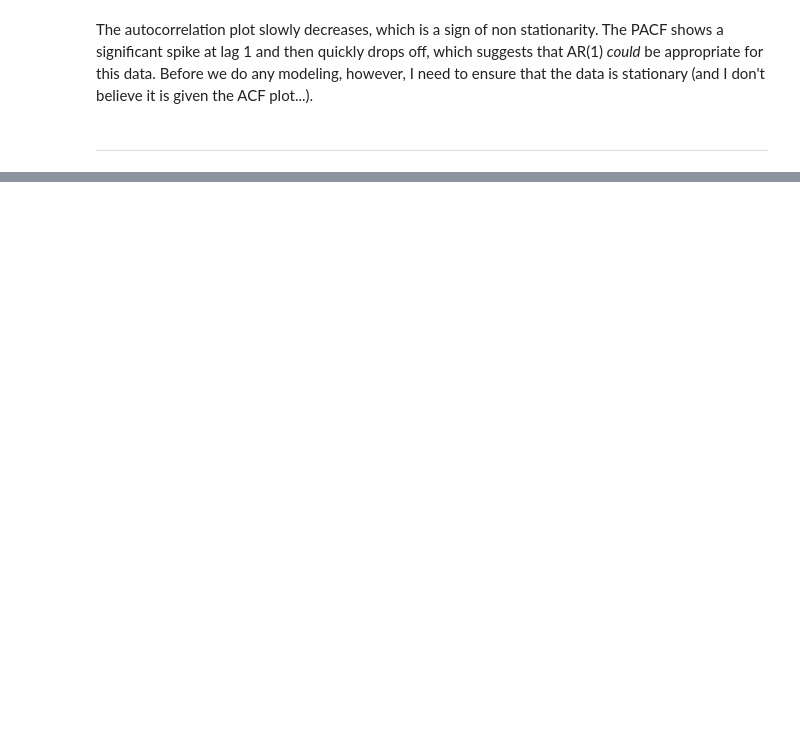
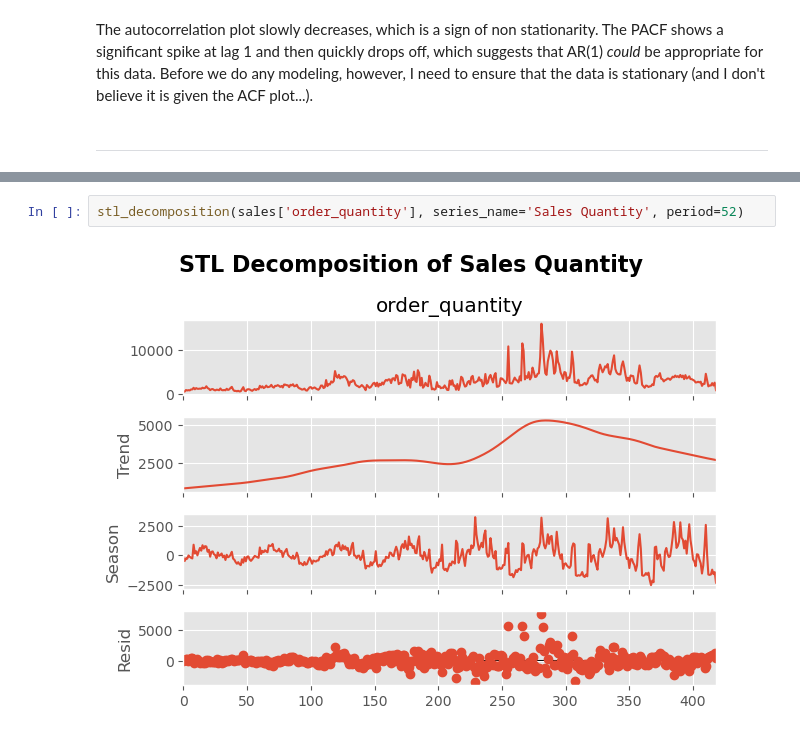
Before and after one commit to andersone17/time_series_hw_2, a Jupyter notebook: time_series_hw_2.ipynb, the cells around one changed output, grey strips where cells are left out. Cells and saved outputs as stored; diff of their text form; blank space fills up the shorter version.

```diff
--- a/time_series_hw_2.ipynb
+++ b/time_series_hw_2.ipynb
@@ -126,0 +195,4 @@ The autocorrelation plot slowly decreases, which is a sign of non stationarity.
+# %%
+stl_decomposition(sales['order_quantity'], series_name='Sales Quantity', period=52)
+# %% [output]
+[figure, added]
```
Also changed, not shown: parts of 11 cells of this notebook.
